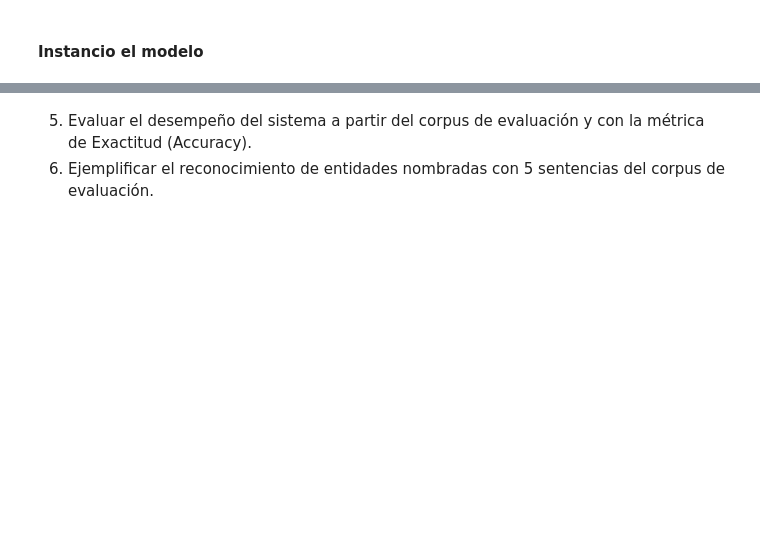
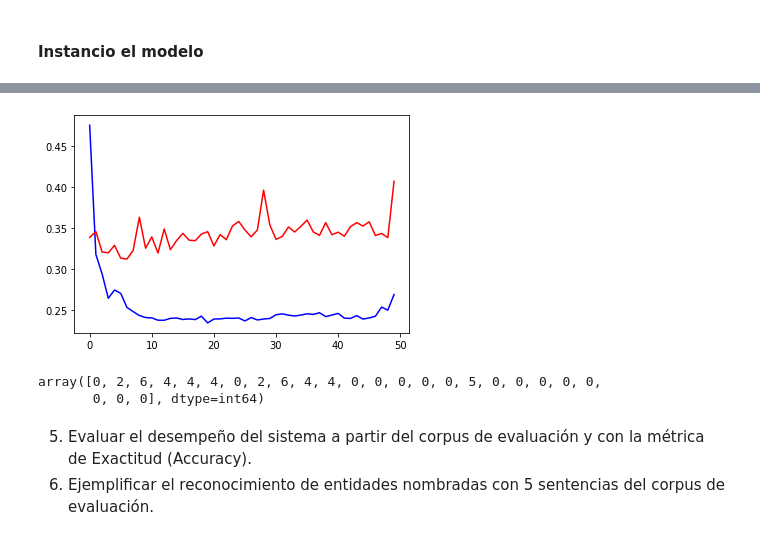
Before and after one commit to gandresto/PLN-2020-2, a Jupyter notebook: Prácticas/3/p3-ner.ipynb, the cells around one changed output, grey strips where cells are left out. Cells and saved outputs as stored; diff of their text form; code cells hidden in the pictures; blank space fills up the shorter version.

Commit message:
Primer entrenamiento del modelo

```diff
--- a/Prácticas/3/p3-ner.ipynb
+++ b/Prácticas/3/p3-ner.ipynb
@@ -658,4 +639,4 @@ modelo.inicializar_pesos()
 # %%
 %%time
-history = modelo.entrenar(train_Data, [], epochs=20, lr=0.1)
+history = modelo.entrenar(train_Data, val_Data, epochs=50, lr=0.1)
 # %% [output]
@@ -697,3 +655,14 @@ array([[0., 0., 0., 0., 0.],
+# %%
+plt.plot(history['train']['loss'], color='blue')
+plt.plot(history['val']['loss'], color='red')
+plt.show()
+# %% [output]
+[figure, added]
+# %%
+modelo.predecir(train_Data[0][0])
+# %% [output]
+array([0, 2, 6, 4, 4, 4, 0, 2, 6, 4, 4, 0, 0, 0, 0, 0, 5, 0, 0, 0, 0, 0,
+       0, 0, 0], dtype=int64)
 # %% [markdown]
 
 5. Evaluar el desempeño del sistema a partir del corpus de evaluación y con la métrica de Exactitud (Accuracy).
```
Also changed, not shown: parts of 9 cells of this notebook.
